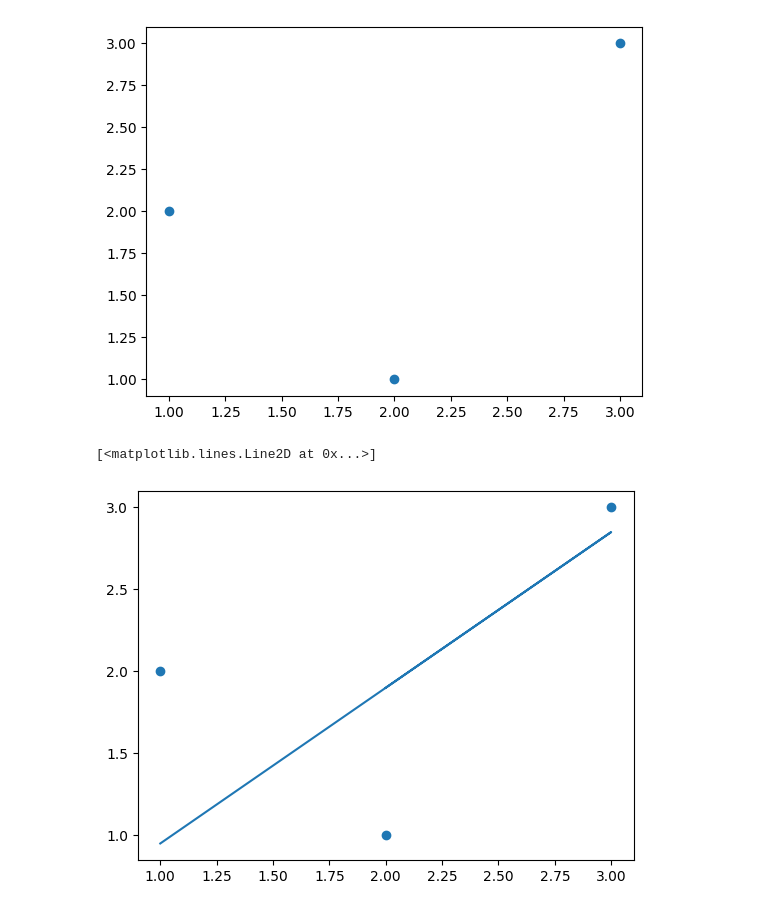
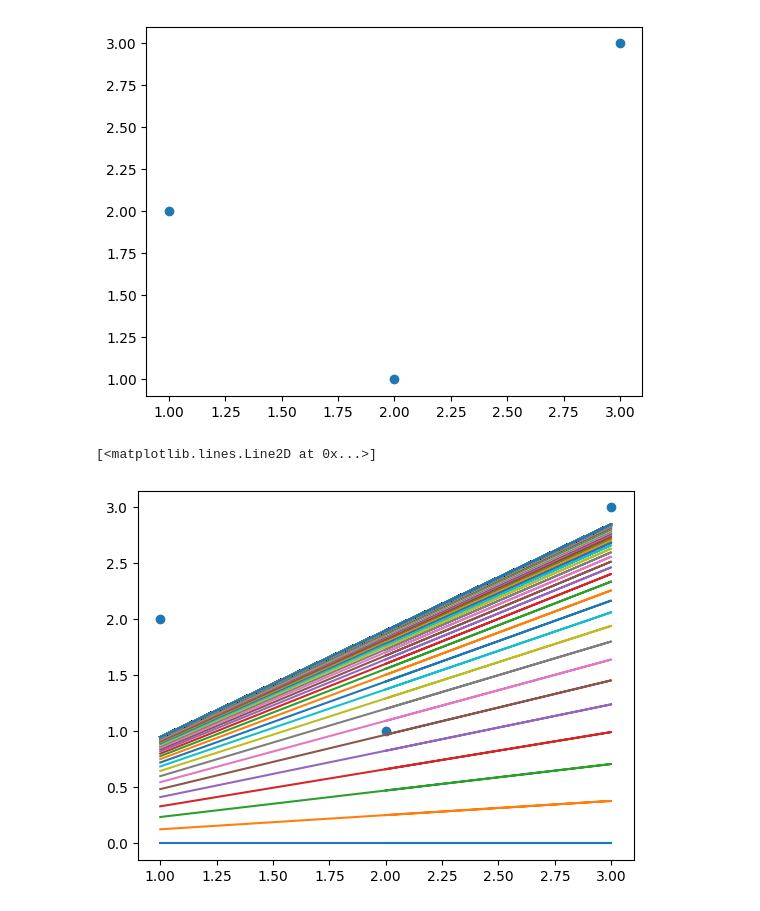
Before and after one commit to Pavitra554/ITER_Data_Science_Assignments, a Jupyter notebook: Class_Questions/q2.ipynb, the cells around one changed output. Saved outputs shown, nothing was run; the diff lists cells and outputs as text; code cells hidden in the pictures.

```diff
--- a/Class_Questions/q2.ipynb
+++ b/Class_Questions/q2.ipynb
@@ -12,27 +12,27 @@ plt.scatter(a,b)
 # %%
 m = 0 # slope
 c = 0 # intercept
 lr = 0.01 # learning rate
 loop = 1000 # iterations
 
 
 for e in range(loop):
     y = m*a+c                  # y_predicted = slope_current * a + intrecept_current
 
     s1 = 0
     s2 = 0
     for i in range(3):
         s1 += (a[i]*(b[i] - m*a[i] - c))
         s1 += (b[i] - m*a[i] - c)
 
 
     sg = -(2/3)*s1  # slope_gradient = (2 / 3) summition  i->1 to 3 (xi * (ai-mxi-c))
     ic = -(2/3)*s2  # intercept_gradient = - (2 / 3) summition  i->1 to 3 (xi * (ai-mxi-c))
     m=m-lr*sg  # slope_current = slope_current - learning_rate * slope_gradient
     c=c-lr*ic  # intercept_gradient = intercept_gradient - learning_rate * intercept_gradient
-    # plt.plot(a,y)
+    plt.plot(a,y)
 plt.scatter(a,b)
 plt.plot(a,y)
 # %% [output]
 [<matplotlib.lines.Line2D at 0x...>]
-[figure, old version]
+[figure, new version]
```
Also changed, not shown: parts of 1 cell of this notebook.
